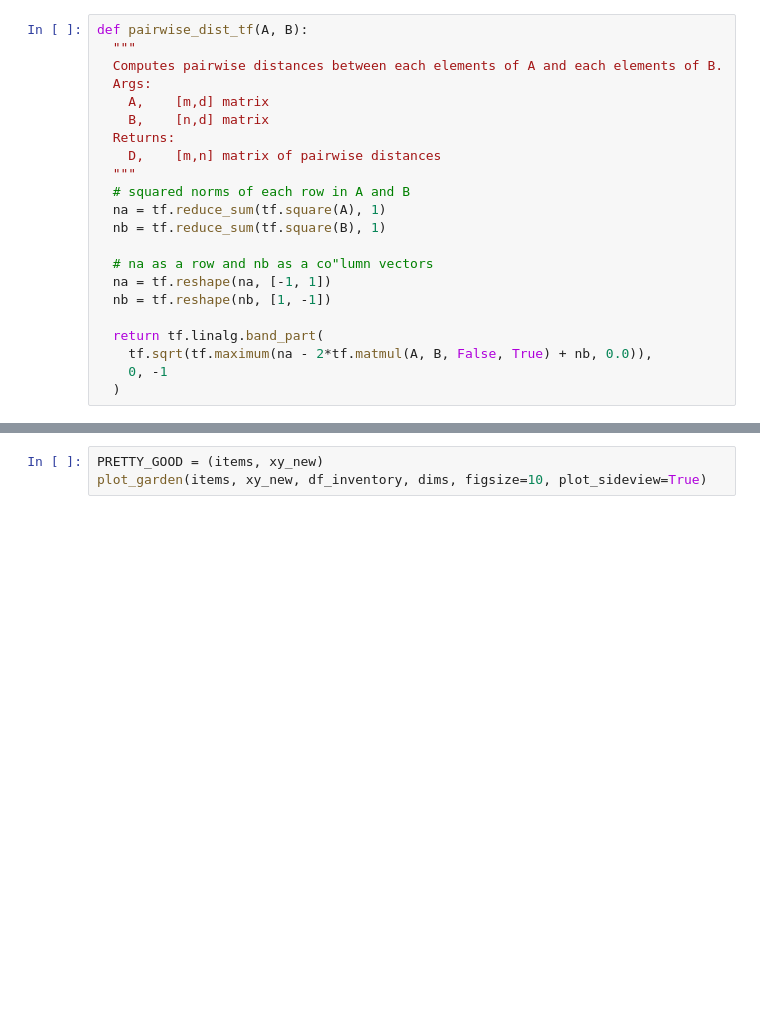
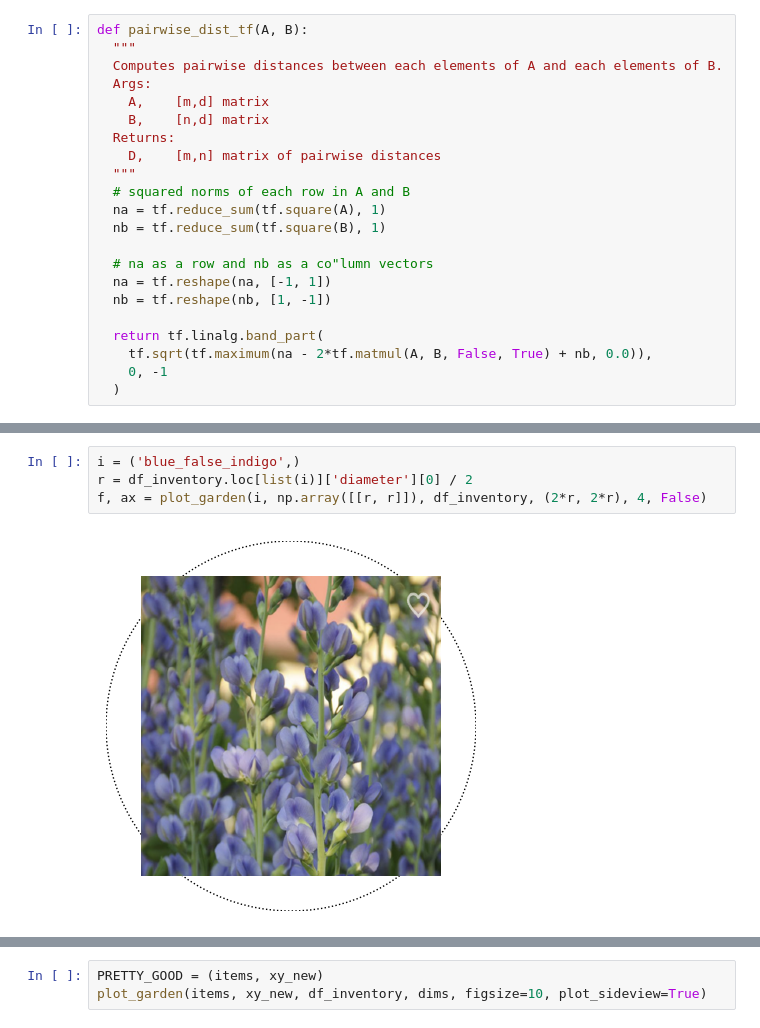
Before and after one commit to EHopper/garden_planner, a Jupyter notebook: garden_plan_tf.ipynb, the cells around one changed output, grey strips where cells are left out. Drawn from its saved outputs; the diff is of its cells as text; blank space fills up the shorter version.

```diff
--- a/garden_plan_tf.ipynb
+++ b/garden_plan_tf.ipynb
@@ -374,3 +403,9 @@ dtype: int64
+# %%
+i = ('blue_false_indigo',)
+r = df_inventory.loc[list(i)]['diameter'][0] / 2
+f, ax = plot_garden(i, np.array([[r, r]]), df_inventory, (2*r, 2*r), 4, False)
+# %% [output]
+[figure, added]
 # %%
 
 plot_garden(items, xy_new, df_inventory, dims, figsize=10, plot_sideview=True)
```
Also changed, not shown: parts of 8 cells of this notebook.
